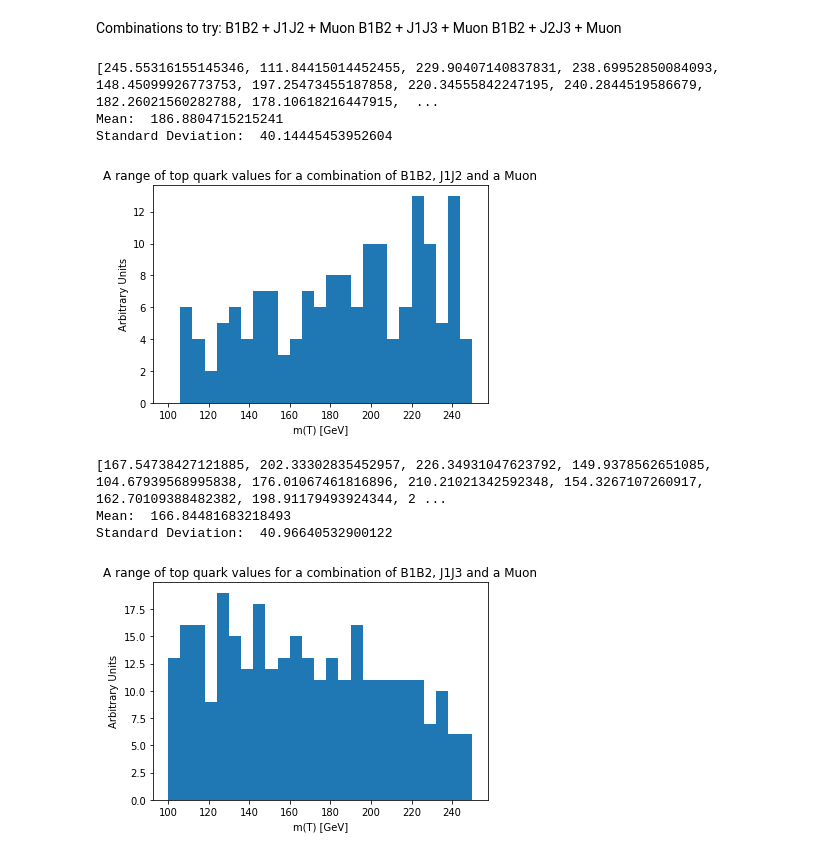
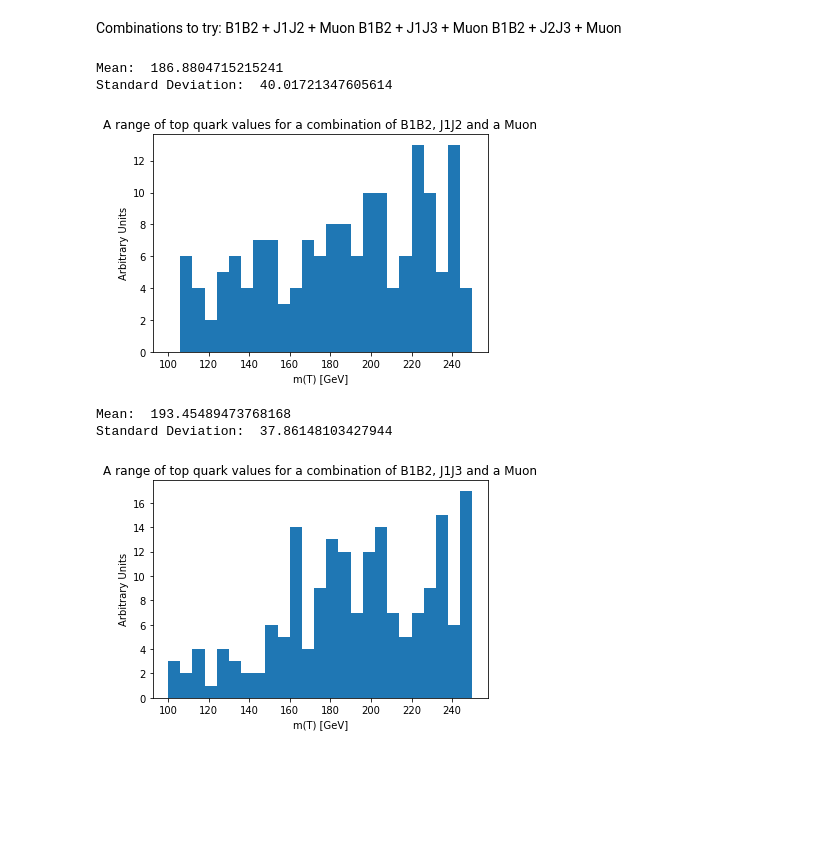
Before and after one commit to Hamza-Suleman/EPP-Coursework3, a Jupyter notebook: EPP_Coursework_3.ipynb, the cells around one changed output. Drawn from its saved outputs; the diff is of its cells as text; code cells hidden in the pictures; blank space fills up the shorter version.

```diff
--- a/EPP_Coursework_3.ipynb
+++ b/EPP_Coursework_3.ipynb
@@ -390,9 +390,9 @@ for i in range(len(dataarray)):
     firstcomb.append(sum)
 
 firstcombination = np.mean(firstcomb)
-print(firstcomb)
+#print(firstcomb)
 print('Mean: ', firstcombination)
-print("Standard Deviation: ", statistics.stdev(firstcomb))
+print("Standard Deviation: ", np.std(firstcomb))
 
 plt.hist(firstcomb, bins=25, range=(100,250), label="m(T) [GeV]")
 plt.title("A range of top quark values for a combination of B1B2, J1J2 and a Muon")
@@ -400,36 +400,34 @@ plt.ylabel("Arbitrary Units")
 plt.xlabel("m(T) [GeV]")
 plt.show()
 # %% [output]
-[245.55316155145346, 111.84415014452455, 229.90407140837831, 238.69952850084093, 148.45099926773753, 197.25473455187858, 220.34555842247195, 240.2844519586679, 182.26021560282788, 178.10618216447915,  ...
 Mean:  186.8804715215241
-Standard Deviation:  40.14445453952604
+Standard Deviation:  40.01721347605614
 [figure]
 # %%
 secondcomb = []
 
 for i in range(len(dataarray)):
   B1B2 = np.sqrt(abs((dataarray[i]["B1_E"]+dataarray[i]["B2_E"])**2 - (dataarray[i]['B1_Px']+dataarray[i]['B2_Px'])**2 - (dataarray[i]['B1_Py']+dataarray[i]['B2_Py'])**2 - (dataarray[i]['B1_Pz']+dataarray[i]['B2_Pz'])**2))/1000
   J1J3 = np.sqrt(abs((dataarray[i]["J1_E"]+dataarray[i]["J3_E"])**2 - (dataarray[i]['J1_Px']+dataarray[i]['J3_Px'])**2 - (dataarray[i]['J1_Py']+dataarray[i]['J3_Py'])**2 - (dataarray[i]['J1_Pz']+dataarray[i]['J3_Pz'])**2))/1000
   Muon = np.sqrt(abs((dataarray[i]["mu_E"])**2 - (dataarray[i]['mu_Px'])**2 - (dataarray[i]['mu_Py'])**2 - (dataarray[i]['mu_Pz'])**2))/1000
-  sum = B1B2 + J1J2 + Muon
+  sum = B1B2 + J1J3 + Muon
   if 100<sum<250:
     secondcomb.append(sum)
 
 secondcombination = np.mean(secondcomb)
-print(secondcomb)
+#print(secondcomb)
 print('Mean: ', secondcombination)
-print("Standard Deviation: ", statistics.stdev(secondcomb))
+print("Standard Deviation: ", np.std(secondcomb))
 
 plt.hist(secondcomb, bins=25, range=(100,250), label="m(T) [GeV]")
 plt.title("A range of top quark values for a combination of B1B2, J1J3 and a Muon")
 plt.ylabel("Arbitrary Units")
 plt.xlabel("m(T) [GeV]")
 plt.show()
 # %% [output]
-[167.54738427121885, 202.33302835452957, 226.34931047623792, 149.9378562651085, 104.67939568995838, 176.01067461816896, 210.21021342592348, 154.3267107260917, 162.70109388482382, 198.91179493924344, 2 ...
-Mean:  166.84481683218493
-Standard Deviation:  40.96640532900122
+Mean:  193.45489473768168
+Standard Deviation:  37.86148103427944
-[figure, old version]
+[figure, new version]
 # %%
 thirdcomb = []
 
```
Also changed, not shown: parts of 2 cells of this notebook.
